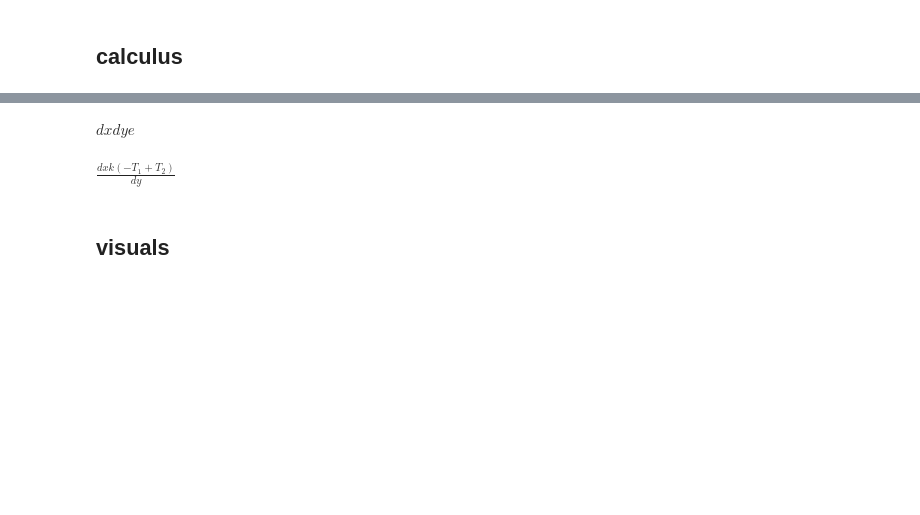
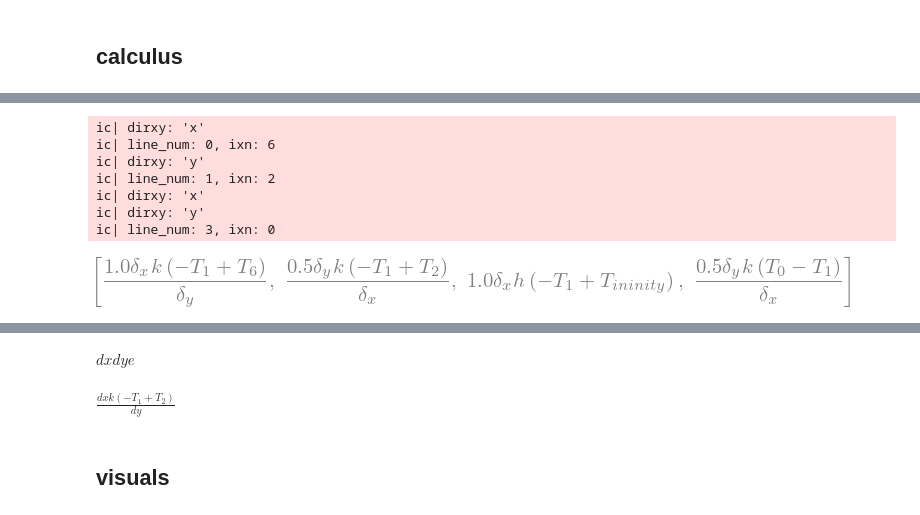
Before and after one commit to juliet29/windows, a Jupyter notebook: analysis/notebooks/230729_fem_setup.ipynb, the cells around one changed output, grey strips where cells are left out. Saved outputs shown, nothing was run; the diff lists cells and outputs as text; code cells hidden in the pictures; blank space fills up the shorter version.

```diff
--- a/analysis/notebooks/230729_fem_setup.ipynb
+++ b/analysis/notebooks/230729_fem_setup.ipynb
@@ -157,0 +209,11 @@ def interior_conduction(cell):
+# %%
+boundary_cell_eq(cell_num=1)
+# %% [output]
+ic| dirxy: 'x'
+ic| line_num: 0, ixn: 6
+ic| dirxy: 'y'
+ic| line_num: 1, ixn: 2
+ic| dirxy: 'x'
+ic| dirxy: 'y'
+ic| line_num: 3, ixn: 0
+[figure, added]
```
Also changed, not shown: parts of 22 cells of this notebook.
